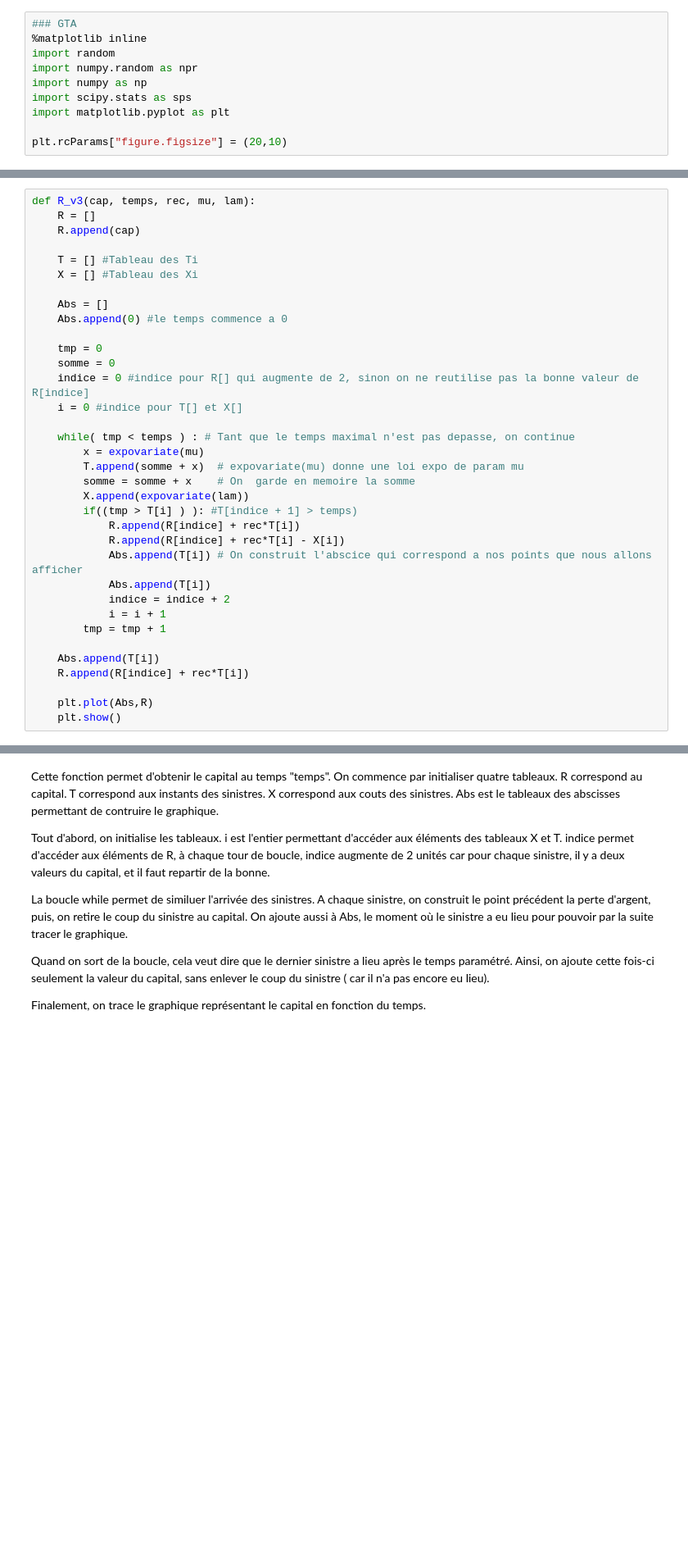
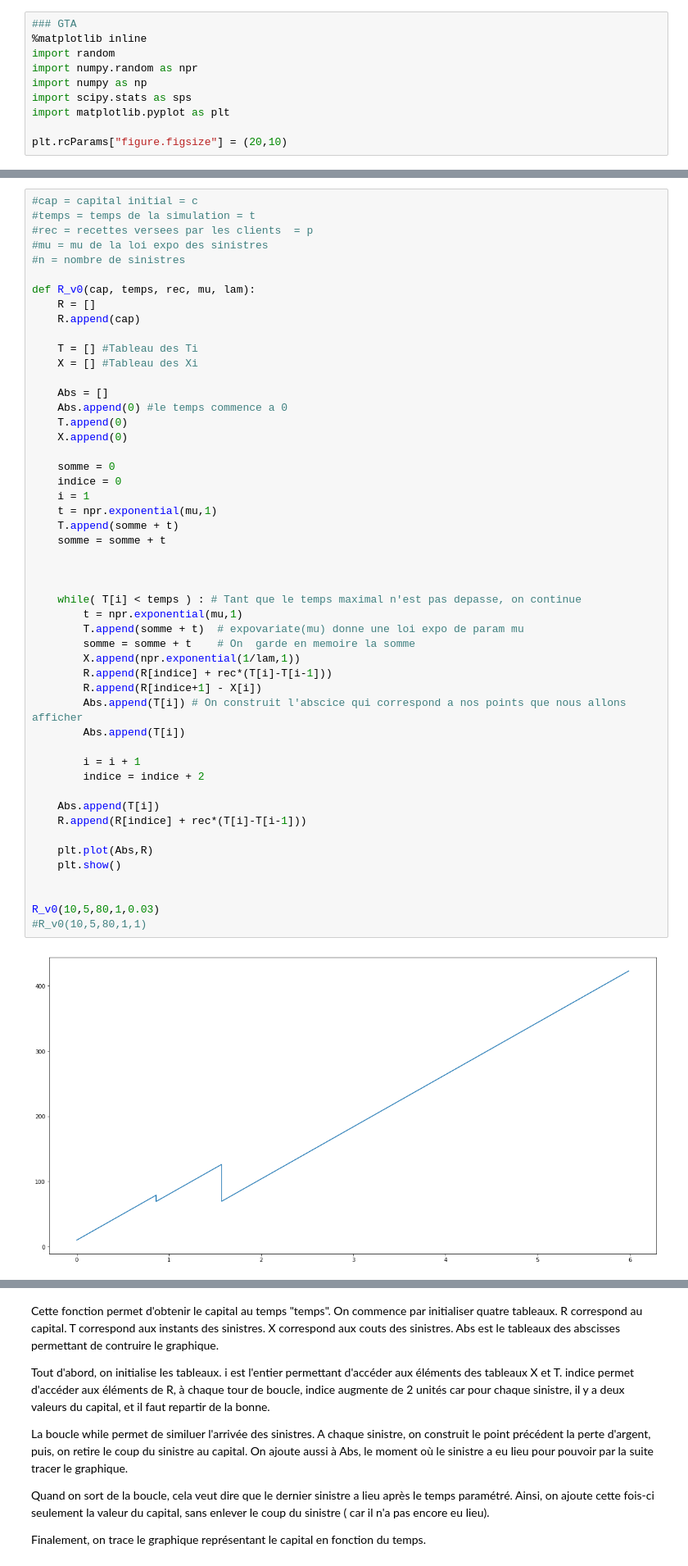
Before and after one commit to Oneway81/Grp-Tra-App, a Jupyter notebook: rendu.ipynb, the cells around one changed output, grey strips where cells are left out. Shown at 82% size. Drawn from its saved outputs; the diff is of its cells as text; blank space fills up the shorter version.

```diff
--- a/rendu.ipynb
+++ b/rendu.ipynb
@@ -47,35 +11,52 @@ vieille version utilisee pour faire la fonction
 # %%
-def R_v3(cap, temps, rec, mu, lam):
+#cap = capital initial = c
+#temps = temps de la simulation = t
+#rec = recettes versees par les clients  = p
+#mu = mu de la loi expo des sinistres
+#n = nombre de sinistres
+
+def R_v0(cap, temps, rec, mu, lam):
     R = []
     R.append(cap)
 
     T = [] #Tableau des Ti
     X = [] #Tableau des Xi
 
     Abs = []
     Abs.append(0) #le temps commence a 0
+    T.append(0)
+    X.append(0)
 
-    tmp = 0
     somme = 0
-    indice = 0 #indice pour R[] qui augmente de 2, sinon on ne reutilise pas la bonne valeur de R[indice]
-    i = 0 #indice pour T[] et X[]
+    indice = 0
+    i = 1
+    t = npr.exponential(mu,1)
+    T.append(somme + t)
+    somme = somme + t
 
-    while( tmp < temps ) : # Tant que le temps maximal n'est pas depasse, on continue
-        x = expovariate(mu)
-        T.append(somme + x)  # expovariate(mu) donne une loi expo de param mu
-        somme = somme + x    # On  garde en memoire la somme
-        X.append(expovariate(lam))
-        if((tmp > T[i] ) ): #T[indice + 1] > temps)
-            R.append(R[indice] + rec*T[i])
-            R.append(R[indice] + rec*T[i] - X[i])
-            Abs.append(T[i]) # On construit l'abscice qui correspond a nos points que nous allons afficher
-            Abs.append(T[i])
-            indice = indice + 2
-            i = i + 1
-        tmp = tmp + 1
+
+
+    while( T[i] < temps ) : # Tant que le temps maximal n'est pas depasse, on continue
+        t = npr.exponential(mu,1)
+        T.append(somme + t)  # expovariate(mu) donne une loi expo de param mu
+        somme = somme + t    # On  garde en memoire la somme
+        X.append(npr.exponential(1/lam,1))
+        R.append(R[indice] + rec*(T[i]-T[i-1]))
+        R.append(R[indice+1] - X[i])
+        Abs.append(T[i]) # On construit l'abscice qui correspond a nos points que nous allons afficher
+        Abs.append(T[i])
+
+        i = i + 1
+        indice = indice + 2
 
     Abs.append(T[i])
-    R.append(R[indice] + rec*T[i])
+    R.append(R[indice] + rec*(T[i]-T[i-1]))
 
     plt.plot(Abs,R)
     plt.show()
+
+
+R_v0(10,5,80,1,0.03)
+#R_v0(10,5,80,1,1)
+# %% [output]
+[figure, added]
```
Also changed, not shown: parts of 32 cells of this notebook.
